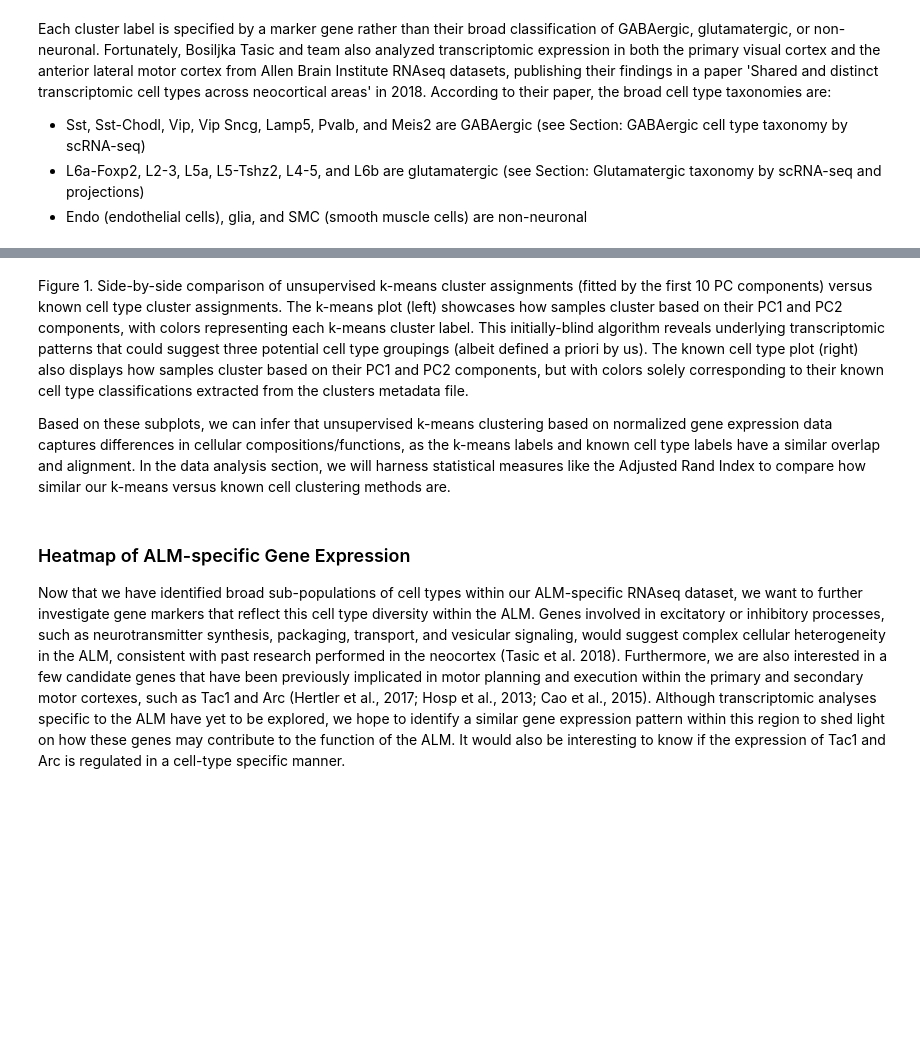
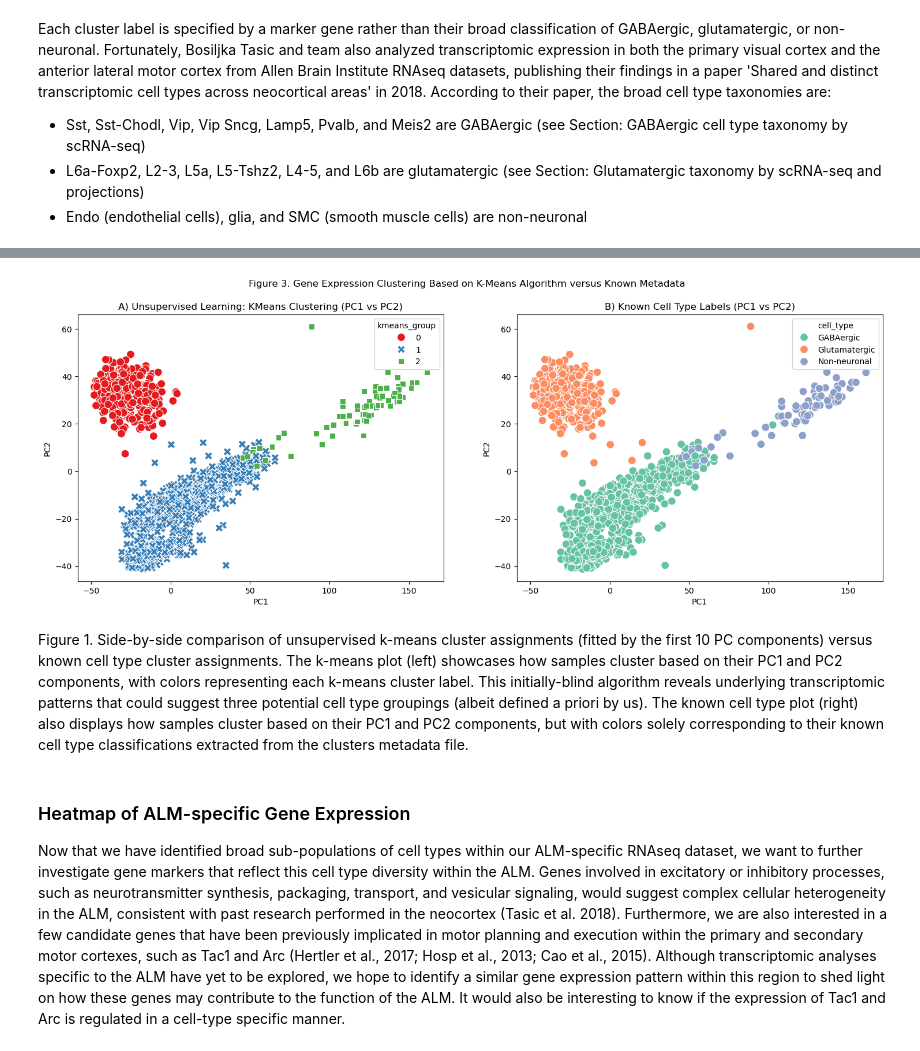
Before and after one commit to cbn003/FinalProject, a Jupyter notebook: FinalProjectCode.ipynb, the cells around one changed output, grey strips where cells are left out. Drawn from its saved outputs; the diff is of its cells as text; code cells hidden in the pictures; blank space fills up the shorter version.

```diff
--- a/FinalProjectCode.ipynb
+++ b/FinalProjectCode.ipynb
@@ -448,21 +527,21 @@ merged_data.head()
 # %%
 # Step 8: Validating our k-means clustering based on normalized gene expression to known cell type classifications
 fig, axes = plt.subplots(1, 2, figsize=(18, 6))
 
 # Scatter plot of k-means clustering on the left subplot
 sns.scatterplot(x='PC1', y='PC2', hue='kmeans_group', data=merged_data, palette='Set1', style='kmeans_group', s=100, ax=axes[0])
-axes[0].set_title("Unsupervised Learning: KMeans Clustering (PC1 vs PC2)")
+axes[0].set_title("A) Unsupervised Learning: KMeans Clustering (PC1 vs PC2)")
 
 # Scatter plot of known cell types on the right subplot
 sns.scatterplot(x='PC1', y='PC2', hue='cell_type', data=merged_data, palette='Set2', s=100, ax=axes[1])
-axes[1].set_title("Known Cell Type Labels (PC1 vs PC2)")
+axes[1].set_title("B) Known Cell Type Labels (PC1 vs PC2)")
 
-fig.suptitle ('Figure 1. Gene Expression Clustering Based on K-Means Algorithm versus Known Metadata')
+fig.suptitle ('Figure 3. Gene Expression Clustering Based on K-Means Algorithm versus Known Metadata')
 plt.show()
+# %% [output]
+[figure, added]
 # %% [markdown]
 Figure 1. Side-by-side comparison of unsupervised k-means cluster assignments (fitted by the first 10 PC components) versus known cell type cluster assignments. The k-means plot (left) showcases how samples cluster based on their PC1 and PC2 components, with colors representing each k-means cluster label. This initially-blind algorithm reveals underlying transcriptomic patterns that could suggest three potential cell type groupings (albeit defined a priori by us). The known cell type plot (right) also displays how samples cluster based on their PC1 and PC2 components, but with colors solely corresponding to their known cell type classifications extracted from the clusters metadata file.
-
-Based on these subplots, we can infer that unsupervised k-means clustering based on normalized gene expression data  captures differences in cellular compositions/functions, as the k-means labels and known cell type labels have a similar overlap and alignment. In the data analysis section, we will harness statistical measures like the Adjusted Rand Index to compare how similar our k-means versus known cell clustering methods are.
 # %% [markdown]
 ### Heatmap of ALM-specific Gene Expression
 Now that we have identified broad sub-populations of cell types within our ALM-specific RNAseq dataset, we want to further investigate gene markers that reflect this cell type diversity within the ALM. Genes involved in excitatory or inhibitory processes, such as neurotransmitter synthesis, packaging, transport, and vesicular signaling, would suggest complex cellular heterogeneity in the ALM, consistent with past research performed in the neocortex (Tasic et al. 2018). Furthermore, we are also interested in a few candidate genes that have been previously implicated in motor planning and execution within the primary and secondary motor cortexes, such as Tac1 and Arc (Hertler et al., 2017; Hosp et al., 2013; Cao et al., 2015). Although transcriptomic analyses specific to the ALM have yet to be explored, we hope to identify a similar gene expression pattern within this region to shed light on how these genes may contribute to the function of the ALM. It would also be interesting to know if the expression of Tac1 and Arc is regulated in a cell-type specific manner.
```
Also changed, not shown: parts of 17 cells of this notebook.
